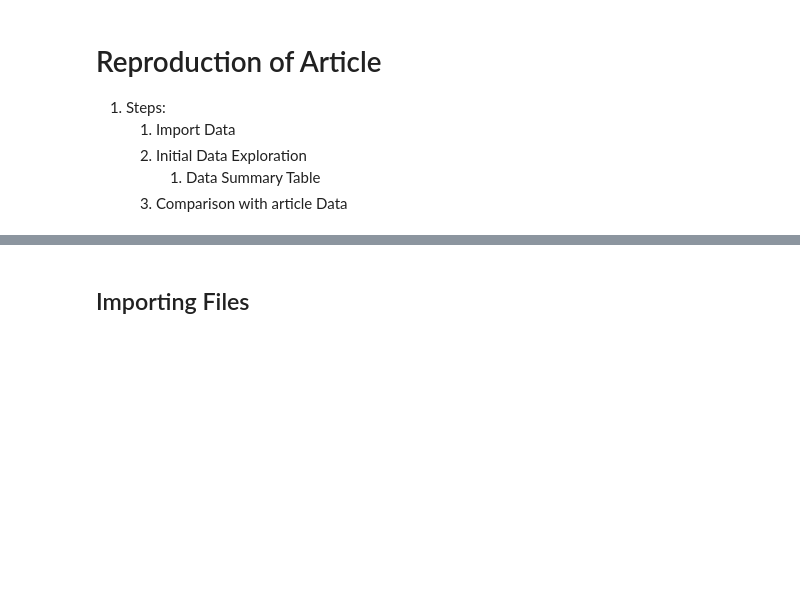
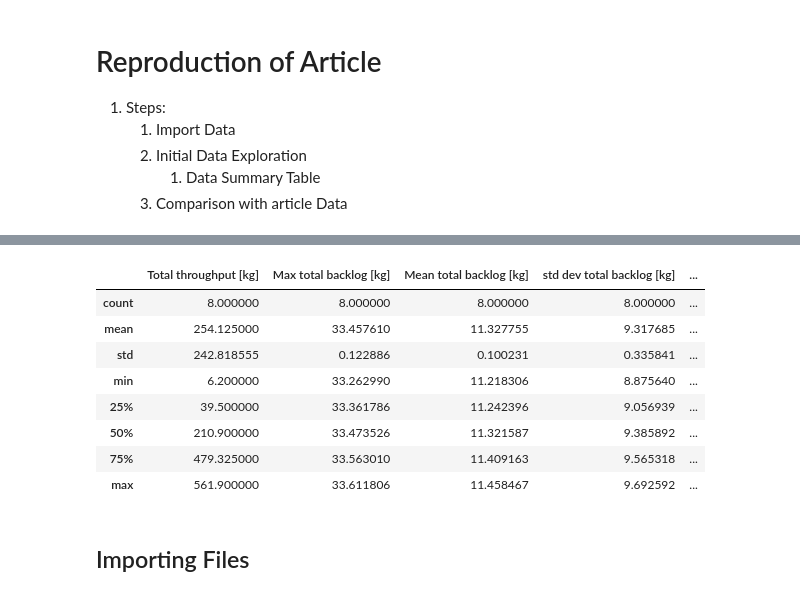
Before and after one commit to DTKx/capacityplanpy, a Jupyter notebook: 02_implementacao/reproduction.ipynb, the cells around one changed output, grey strips where cells are left out. Cells and saved outputs as stored; diff of their text form; code cells hidden in the pictures; blank space fills up the shorter version.

Commit message:
Organized data processing in code for analysis

```diff
--- a/02_implementacao/reproduction.ipynb
+++ b/02_implementacao/reproduction.ipynb
@@ -74,2 +84,7 @@ df_ind.to_csv(path,header=headers)
+# %%
+# Import as csv
+file_name='df_ind.csv'
+path=root_path_data+file_name
+df_find=pd.read_csv(path,index_col=0)
 # %% [markdown]
 ## Initial Data Exploration
@@ -168,3 +120,15 @@ NameError: name 'results_df' is not defined
+# %%
+df_find.loc[df_find.Variation!="Article"].describe()
+# %% [output]
+|  | Total throughput [kg] | Max total backlog [kg] | Mean total backlog [kg] | std dev total backlog [kg] | ... |
+| count | 8.000000 | 8.000000 | 8.000000 | 8.000000 | ... |
+| mean | 254.125000 | 33.457610 | 11.327755 | 9.317685 | ... |
+| std | 242.818555 | 0.122886 | 0.100231 | 0.335841 | ... |
+| min | 6.200000 | 33.262990 | 11.218306 | 8.875640 | ... |
+| 25% | 39.500000 | 33.361786 | 11.242396 | 9.056939 | ... |
+| 50% | 210.900000 | 33.473526 | 11.321587 | 9.385892 | ... |
+| 75% | 479.325000 | 33.563010 | 11.409163 | 9.565318 | ... |
+| max | 561.900000 | 33.611806 | 11.458467 | 9.692592 | ... |
 # %% [markdown]
 ## Importing Files
 # %%
```
Also changed, not shown: parts of 14 cells of this notebook.
